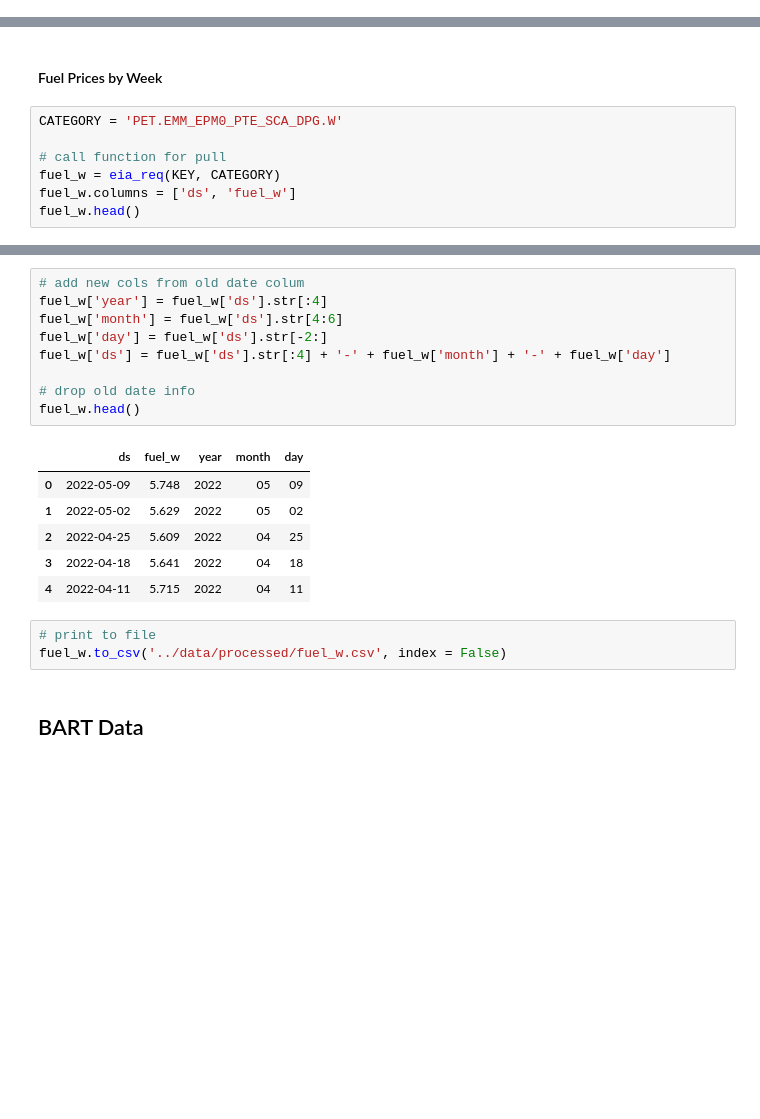
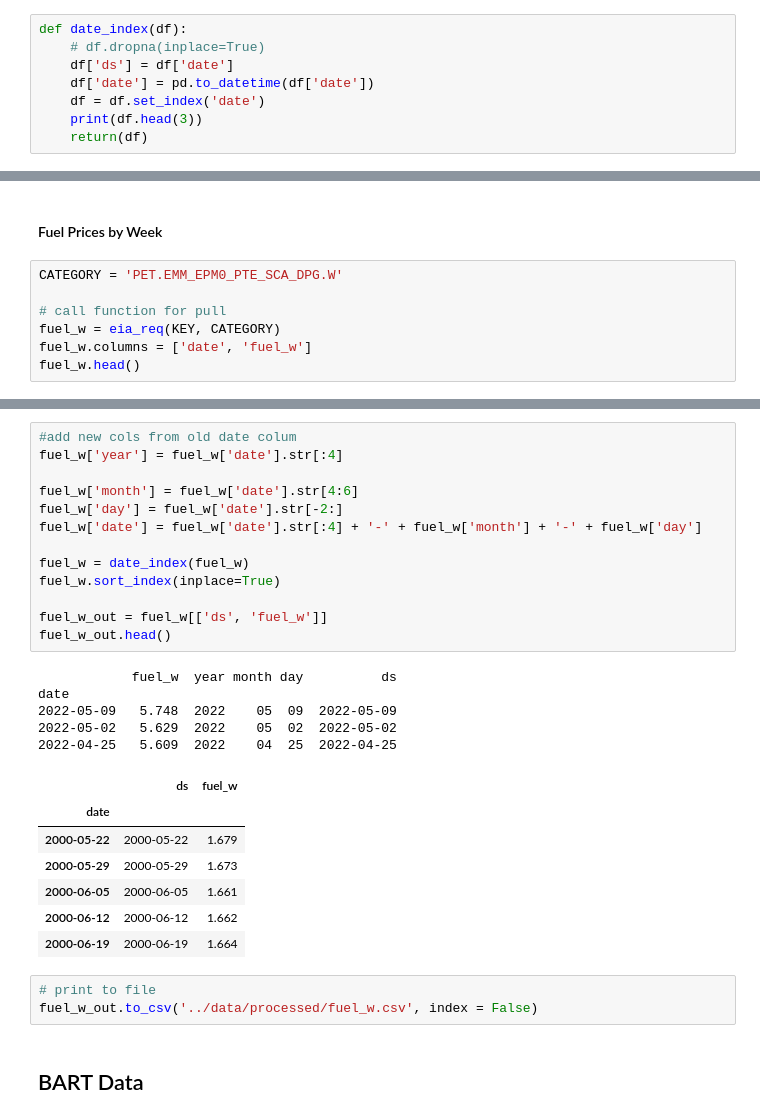
Before and after one commit to gigi-codes/capstone, a Jupyter notebook: code/01_API_pulls.ipynb, the cells around one changed output, grey strips where cells are left out. Saved outputs shown, nothing was run; the diff lists cells and outputs as text; blank space fills up the shorter version.

```diff
--- a/code/01_API_pulls.ipynb
+++ b/code/01_API_pulls.ipynb
@@ -54,3 +53,11 @@ pd.options.display.max_rows = 100
+# %%
+def date_index(df):
+    # df.dropna(inplace=True)
+    df['ds'] = df['date']
+    df['date'] = pd.to_datetime(df['date'])
+    df = df.set_index('date')
+    print(df.head(3))
+    return(df)
 # %% [markdown]
 ## EIA DATA: Fuel Price History
 # %%
@@ -117,7 +133,7 @@ CATEGORY = 'PET.EMM_EPM0_PTE_SCA_DPG.W'
 
 # call function for pull
 fuel_w = eia_req(KEY, CATEGORY)
-fuel_w.columns = ['ds', 'fuel_w']
+fuel_w.columns = ['date', 'fuel_w']
 fuel_w.head()
 # %% [output]
 Request Code:200
@@ -128,24 +144,34 @@ Request Code:200
 | 3 | 20220418 | 5.641 |
 | 4 | 20220411 | 5.715 |
 # %%
-# add new cols from old date colum
-fuel_w['year'] = fuel_w['ds'].str[:4]
-fuel_w['month'] = fuel_w['ds'].str[4:6]
-fuel_w['day'] = fuel_w['ds'].str[-2:]
-fuel_w['ds'] = fuel_w['ds'].str[:4] + '-' + fuel_w['month'] + '-' + fuel_w['day']
+#add new cols from old date colum
+fuel_w['year'] = fuel_w['date'].str[:4]
 
-# drop old date info
-fuel_w.head()
+fuel_w['month'] = fuel_w['date'].str[4:6]
+fuel_w['day'] = fuel_w['date'].str[-2:]
+fuel_w['date'] = fuel_w['date'].str[:4] + '-' + fuel_w['month'] + '-' + fuel_w['day']
+
+fuel_w = date_index(fuel_w)
+fuel_w.sort_index(inplace=True)
+
+fuel_w_out = fuel_w[['ds', 'fuel_w']]
+fuel_w_out.head()
 # %% [output]
+            fuel_w  year month day          ds
+date
+2022-05-09   5.748  2022    05  09  2022-05-09
+2022-05-02   5.629  2022    05  02  2022-05-02
+2022-04-25   5.609  2022    04  25  2022-04-25
-|  | ds | fuel_w | year | month | day |
-| 0 | 2022-05-09 | 5.748 | 2022 | 05 | 09 |
-| 1 | 2022-05-02 | 5.629 | 2022 | 05 | 02 |
-| 2 | 2022-04-25 | 5.609 | 2022 | 04 | 25 |
-| 3 | 2022-04-18 | 5.641 | 2022 | 04 | 18 |
-| 4 | 2022-04-11 | 5.715 | 2022 | 04 | 11 |
+|  | ds | fuel_w |
+| date |  |  |
+| 2000-05-22 | 2000-05-22 | 1.679 |
+| 2000-05-29 | 2000-05-29 | 1.673 |
+| 2000-06-05 | 2000-06-05 | 1.661 |
+| 2000-06-12 | 2000-06-12 | 1.662 |
+| 2000-06-19 | 2000-06-19 | 1.664 |
 # %%
 # print to file
-fuel_w.to_csv('../data/processed/fuel_w.csv', index = False)
+fuel_w_out.to_csv('../data/processed/fuel_w.csv', index = False)
 # %% [markdown]
 ## BART Data
 # %% [markdown]
```
Also changed, not shown: parts of 18 cells of this notebook, 8 other files.
